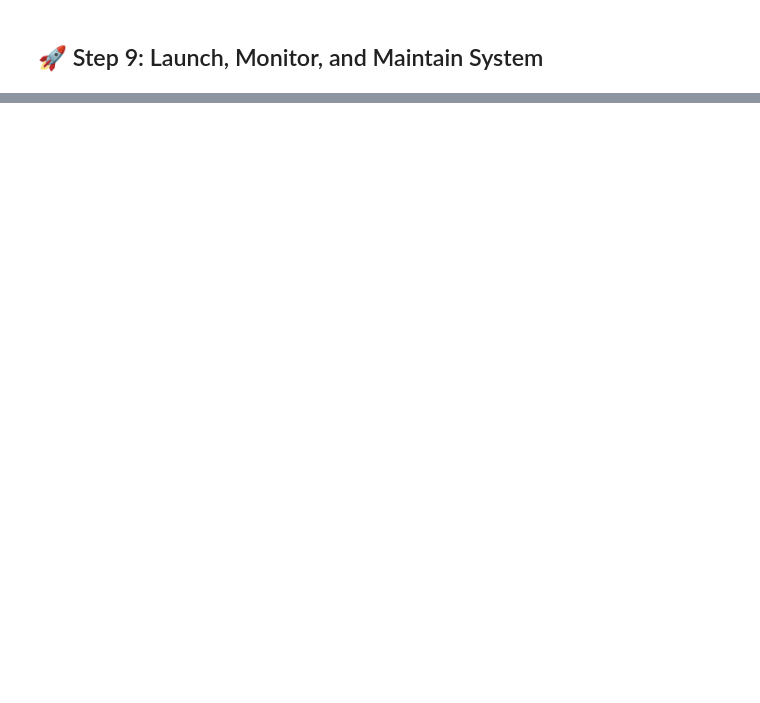
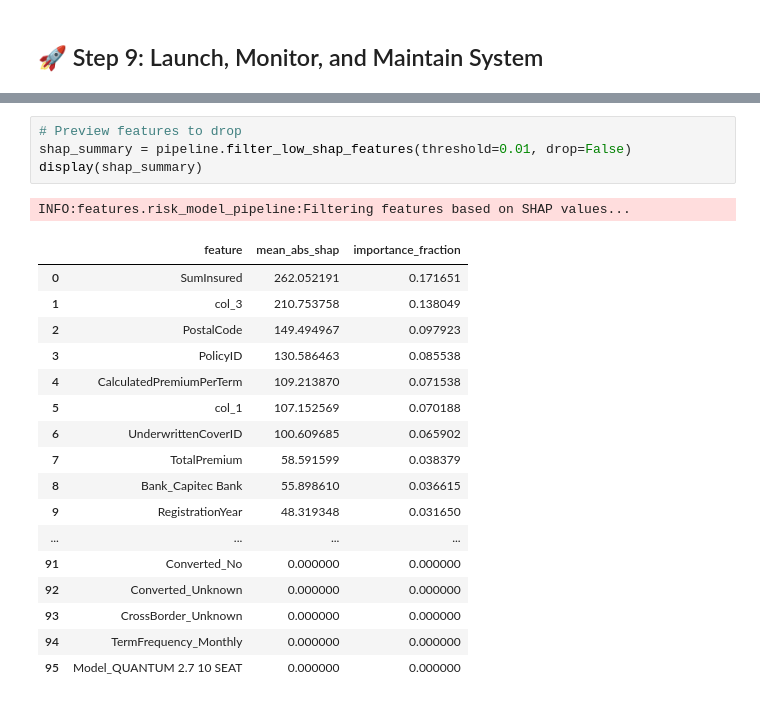
Before and after one commit to Teshager21/insurance-risk-modeling, a Jupyter notebook: notebooks/modeling/insurnace_modeling.ipynb, the cells around one changed output, grey strips where cells are left out. Saved outputs shown, nothing was run; the diff lists cells and outputs as text; blank space fills up the shorter version.

```diff
--- a/notebooks/modeling/insurnace_modeling.ipynb
+++ b/notebooks/modeling/insurnace_modeling.ipynb
@@ -142,0 +350,23 @@ NameError: name 'AutoViz_Class' is not defined
+# %%
+# Preview features to drop
+shap_summary = pipeline.filter_low_shap_features(threshold=0.01, drop=False)
+display(shap_summary)
+# %% [output]
+INFO:features.risk_model_pipeline:Filtering features based on SHAP values...
+|  | feature | mean_abs_shap | importance_fraction |
+| 0 | SumInsured | 262.052191 | 0.171651 |
+| 1 | col_3 | 210.753758 | 0.138049 |
+| 2 | PostalCode | 149.494967 | 0.097923 |
+| 3 | PolicyID | 130.586463 | 0.085538 |
+| 4 | CalculatedPremiumPerTerm | 109.213870 | 0.071538 |
+| 5 | col_1 | 107.152569 | 0.070188 |
+| 6 | UnderwrittenCoverID | 100.609685 | 0.065902 |
+| 7 | TotalPremium | 58.591599 | 0.038379 |
+| 8 | Bank_Capitec Bank | 55.898610 | 0.036615 |
+| 9 | RegistrationYear | 48.319348 | 0.031650 |
+| ... | ... | ... | ... |
+| 91 | Converted_No | 0.000000 | 0.000000 |
+| 92 | Converted_Unknown | 0.000000 | 0.000000 |
+| 93 | CrossBorder_Unknown | 0.000000 | 0.000000 |
+| 94 | TermFrequency_Monthly | 0.000000 | 0.000000 |
+| 95 | Model_QUANTUM 2.7 10 SEAT | 0.000000 | 0.000000 |
```
Also changed, not shown: parts of 45 cells of this notebook, 9 other files.
